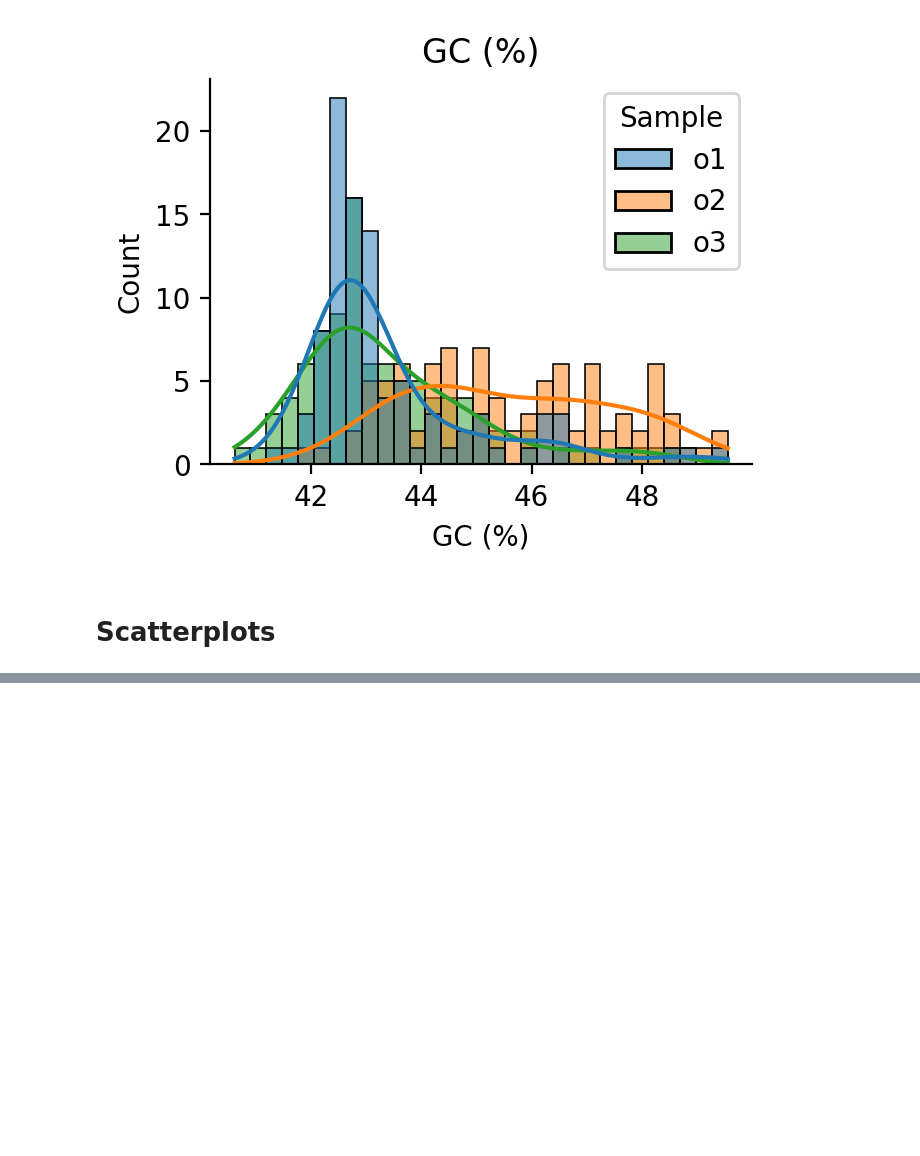
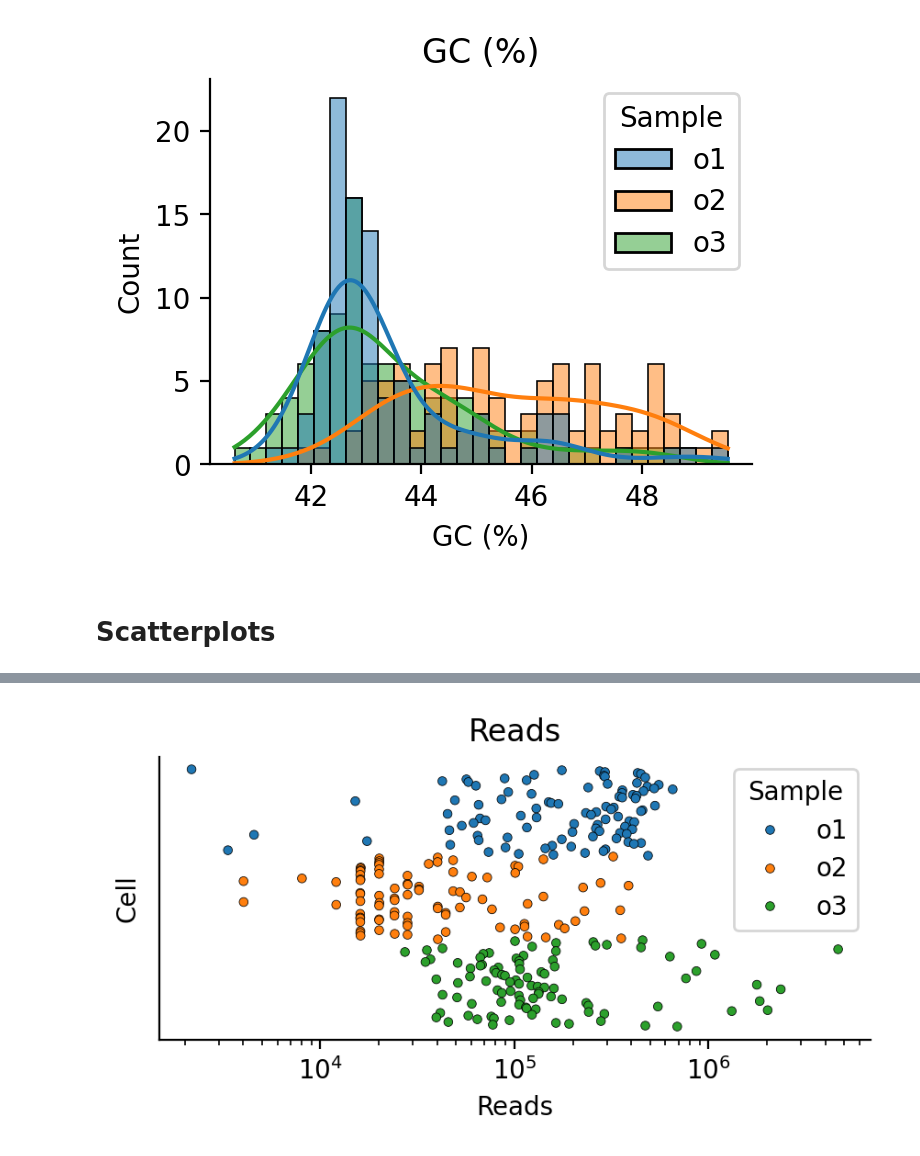
Before and after one commit to CooperStansbury/scpc, a Jupyter notebook: notebooks/BASECALL_summary.ipynb, the cells around one changed output, grey strips where cells are left out. Drawn from its saved outputs; the diff is of its cells as text; code cells hidden in the pictures; blank space fills up the shorter version.

```diff
--- a/notebooks/BASECALL_summary.ipynb
+++ b/notebooks/BASECALL_summary.ipynb
@@ -230,0 +254,22 @@ for c in plot_cols:
+# %%
+plt.rcParams['figure.dpi'] = 200
+plt.rcParams['figure.figsize'] = 5, 2
+
+sns.scatterplot(data=pdf,
+                y="index",
+                x='Reads',
+                ec='k',
+                s=12,
+                hue='Sample')
+
+plt.title('Reads')
+plt.xscale('log')
+ax = plt.gca()
+_ = ax.set_yticklabels([])
+_ = ax.set_yticks([])
+ax.invert_yaxis()
+plt.ylabel("Cell")
+sns.despine()
+plt.show()
+# %% [output]
+[figure, added]
```
Also changed, not shown: parts of 9 cells of this notebook, 10 other files.
